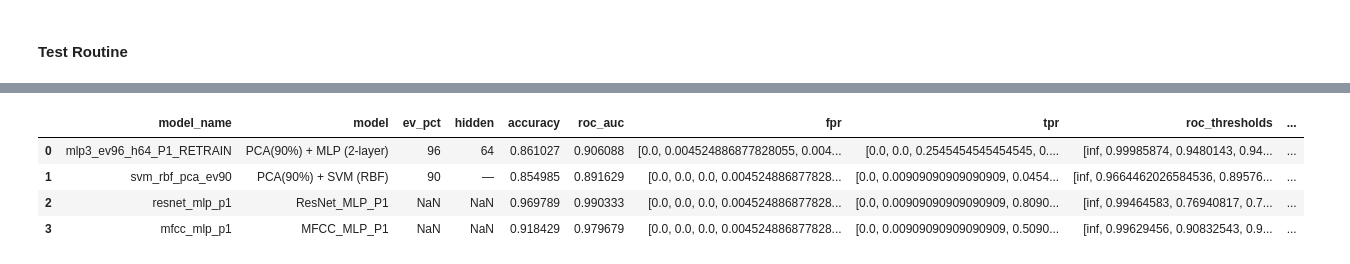
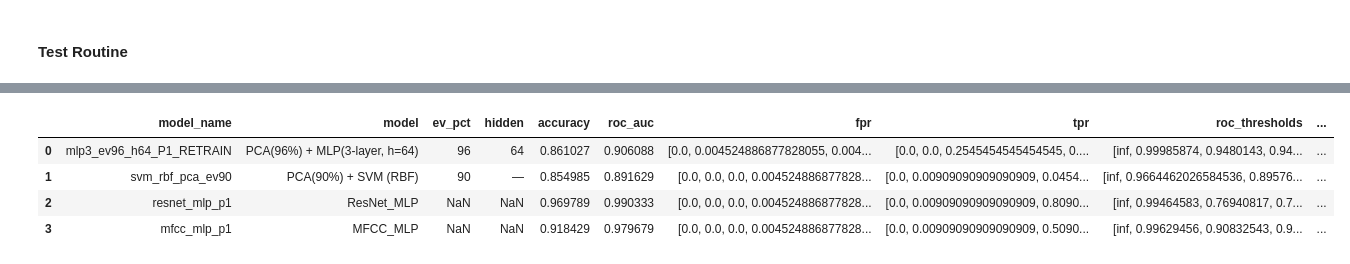
Before and after one commit to kanwarSINGH03/acoustic_signal_classification, a Jupyter notebook: evaluation/march_paper_P1.ipynb, the cells around one changed output, grey strips where cells are left out. Cells and saved outputs as stored; diff of their text form; code cells hidden in the pictures.

```diff
--- a/evaluation/march_paper_P1.ipynb
+++ b/evaluation/march_paper_P1.ipynb
@@ -907,7 +907,7 @@ cohen_kappa = test_results["cohen_kappa"]
 
 new_row = pd.DataFrame([{
     "model_name": model_name,
-    "model": "ResNet_MLP_P1",
+    "model": "ResNet_MLP",
     "ev_pct": np.nan,
     "hidden": np.nan,
     "accuracy": acc,
@@ -1104,7 +1104,7 @@ cohen_kappa = test_results["cohen_kappa"]
 
 new_row = pd.DataFrame([{
     "model_name": model_name,
-    "model": "MFCC_MLP_P1",
+    "model": "MFCC_MLP",
     "ev_pct": np.nan,
     "hidden": np.nan,
     "accuracy": acc,
@@ -1200,16 +1200,16 @@ weighted avg       0.92      0.92      0.92       331
 [GRAPH] Saved to: ../assets/march_paper/mfcc_mlp_p1.png (and/or .pdf)
 [figure]
 # %%
-roc_df.loc[0, "model"] = "PCA(90%) + MLP (2-layer)"
+roc_df.loc[0, "model"] = "PCA(96%) + MLP(3-layer, h=64)"
 roc_df.loc[1, "model"] = "PCA(90%) + SVM (RBF)"
 
 display(roc_df)
 # %% [output]
 |  | model_name | model | ev_pct | hidden | accuracy | roc_auc | fpr | tpr | roc_thresholds | ... |
-| 0 | mlp3_ev96_h64_P1_RETRAIN | PCA(90%) + MLP (2-layer) | 96 | 64 | 0.861027 | 0.906088 | [0.0, 0.004524886877828055, 0.004... | [0.0, 0.0, 0.2545454545454545, 0.... | [inf, 0.99985874, 0.9480143, 0.94... | ... |
+| 0 | mlp3_ev96_h64_P1_RETRAIN | PCA(96%) + MLP(3-layer, h=64) | 96 | 64 | 0.861027 | 0.906088 | [0.0, 0.004524886877828055, 0.004... | [0.0, 0.0, 0.2545454545454545, 0.... | [inf, 0.99985874, 0.9480143, 0.94... | ... |
 | 1 | svm_rbf_pca_ev90 | PCA(90%) + SVM (RBF) | 90 | — | 0.854985 | 0.891629 | [0.0, 0.0, 0.0, 0.004524886877828... | [0.0, 0.00909090909090909, 0.0454... | [inf, 0.9664462026584536, 0.89576... | ... |
-| 2 | resnet_mlp_p1 | ResNet_MLP_P1 | NaN | NaN | 0.969789 | 0.990333 | [0.0, 0.0, 0.0, 0.004524886877828... | [0.0, 0.00909090909090909, 0.8090... | [inf, 0.99464583, 0.76940817, 0.7... | ... |
-| 3 | mfcc_mlp_p1 | MFCC_MLP_P1 | NaN | NaN | 0.918429 | 0.979679 | [0.0, 0.0, 0.0, 0.004524886877828... | [0.0, 0.00909090909090909, 0.5090... | [inf, 0.99629456, 0.90832543, 0.9... | ... |
+| 2 | resnet_mlp_p1 | ResNet_MLP | NaN | NaN | 0.969789 | 0.990333 | [0.0, 0.0, 0.0, 0.004524886877828... | [0.0, 0.00909090909090909, 0.8090... | [inf, 0.99464583, 0.76940817, 0.7... | ... |
+| 3 | mfcc_mlp_p1 | MFCC_MLP | NaN | NaN | 0.918429 | 0.979679 | [0.0, 0.0, 0.0, 0.004524886877828... | [0.0, 0.00909090909090909, 0.5090... | [inf, 0.99629456, 0.90832543, 0.9... | ... |
 # %%
 # generate ROC curve for all models in roc_df
 plt.figure(figsize=(12, 12))
```
Also changed, not shown: parts of 4 cells of this notebook.
